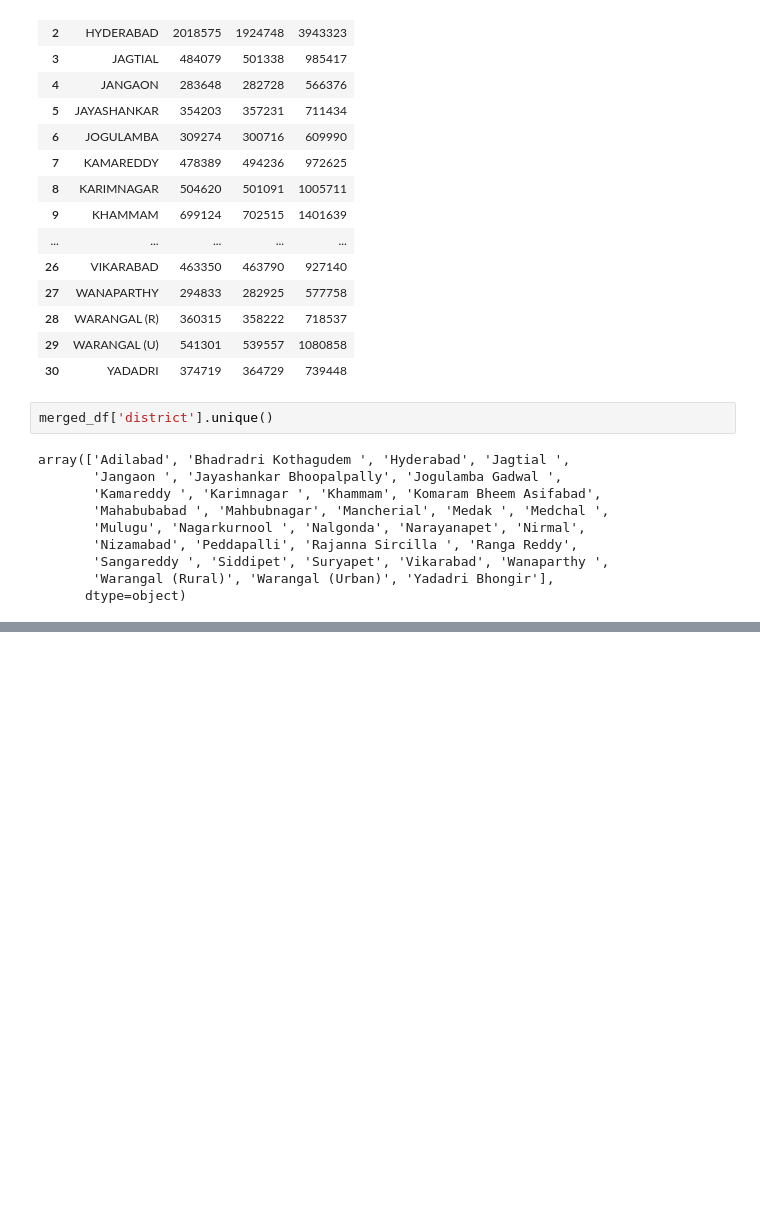
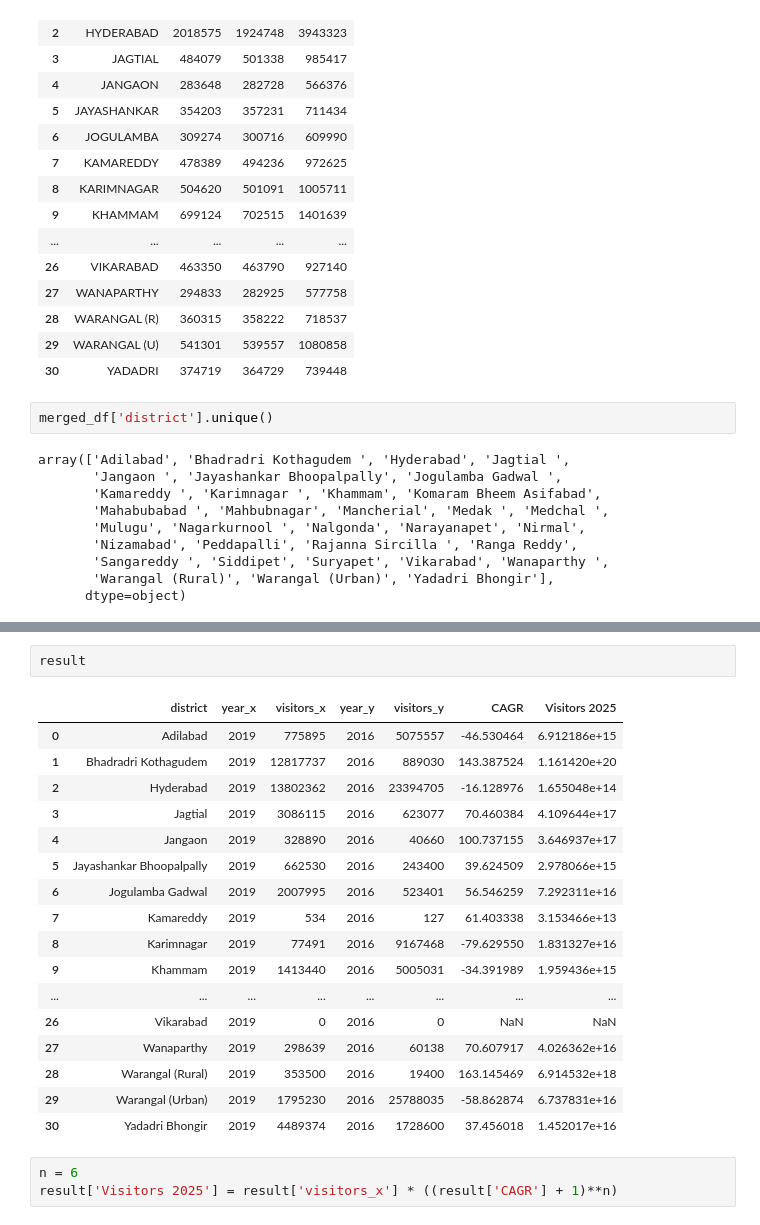
Before and after one commit to Ayomided/Telanagana-Tourism-Analysis, a Jupyter notebook: data_cleaning.ipynb, the cells around one changed output, grey strips where cells are left out. Saved outputs shown, nothing was run; the diff lists cells and outputs as text; blank space fills up the shorter version.

Commit message:
added markdown and 2025 visitors

```diff
--- a/data_cleaning.ipynb
+++ b/data_cleaning.ipynb
@@ -649,0 +666,23 @@ array(['Adilabad', 'Bhadradri Kothagudem ', 'Hyderabad', 'Jagtial ',
+# %%
+result
+# %% [output]
+|  | district | year_x | visitors_x | year_y | visitors_y | CAGR | Visitors 2025 |
+| 0 | Adilabad | 2019 | 775895 | 2016 | 5075557 | -46.530464 | 6.912186e+15 |
+| 1 | Bhadradri Kothagudem | 2019 | 12817737 | 2016 | 889030 | 143.387524 | 1.161420e+20 |
+| 2 | Hyderabad | 2019 | 13802362 | 2016 | 23394705 | -16.128976 | 1.655048e+14 |
+| 3 | Jagtial | 2019 | 3086115 | 2016 | 623077 | 70.460384 | 4.109644e+17 |
+| 4 | Jangaon | 2019 | 328890 | 2016 | 40660 | 100.737155 | 3.646937e+17 |
+| 5 | Jayashankar Bhoopalpally | 2019 | 662530 | 2016 | 243400 | 39.624509 | 2.978066e+15 |
+| 6 | Jogulamba Gadwal | 2019 | 2007995 | 2016 | 523401 | 56.546259 | 7.292311e+16 |
+| 7 | Kamareddy | 2019 | 534 | 2016 | 127 | 61.403338 | 3.153466e+13 |
+| 8 | Karimnagar | 2019 | 77491 | 2016 | 9167468 | -79.629550 | 1.831327e+16 |
+| 9 | Khammam | 2019 | 1413440 | 2016 | 5005031 | -34.391989 | 1.959436e+15 |
+| ... | ... | ... | ... | ... | ... | ... | ... |
+| 26 | Vikarabad | 2019 | 0 | 2016 | 0 | NaN | NaN |
+| 27 | Wanaparthy | 2019 | 298639 | 2016 | 60138 | 70.607917 | 4.026362e+16 |
+| 28 | Warangal (Rural) | 2019 | 353500 | 2016 | 19400 | 163.145469 | 6.914532e+18 |
+| 29 | Warangal (Urban) | 2019 | 1795230 | 2016 | 25788035 | -58.862874 | 6.737831e+16 |
+| 30 | Yadadri Bhongir | 2019 | 4489374 | 2016 | 1728600 | 37.456018 | 1.452017e+16 |
+# %%
+n = 6
+result['Visitors 2025'] = result['visitors_x'] * ((result['CAGR'] + 1)**n)
```
Also changed, not shown: parts of 12 cells of this notebook.
